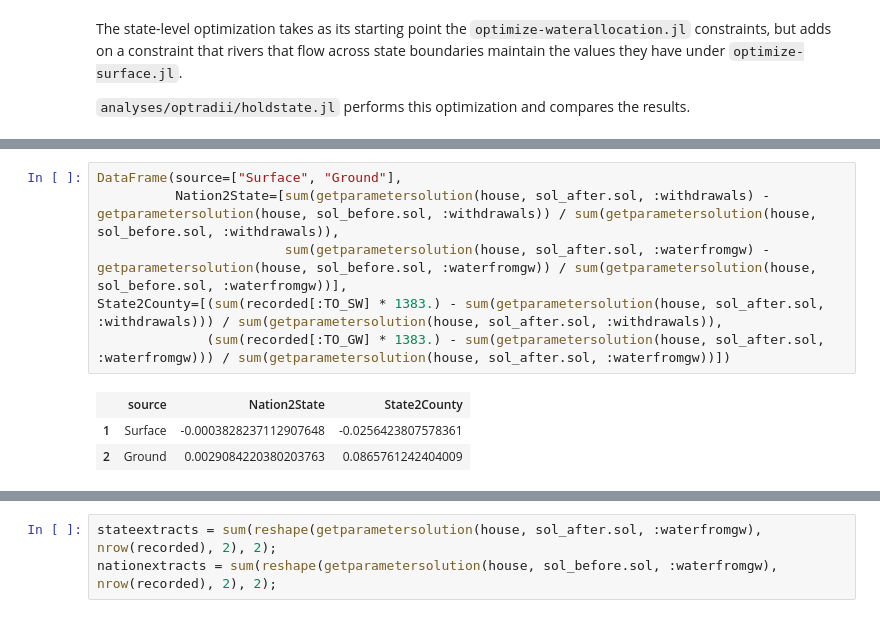
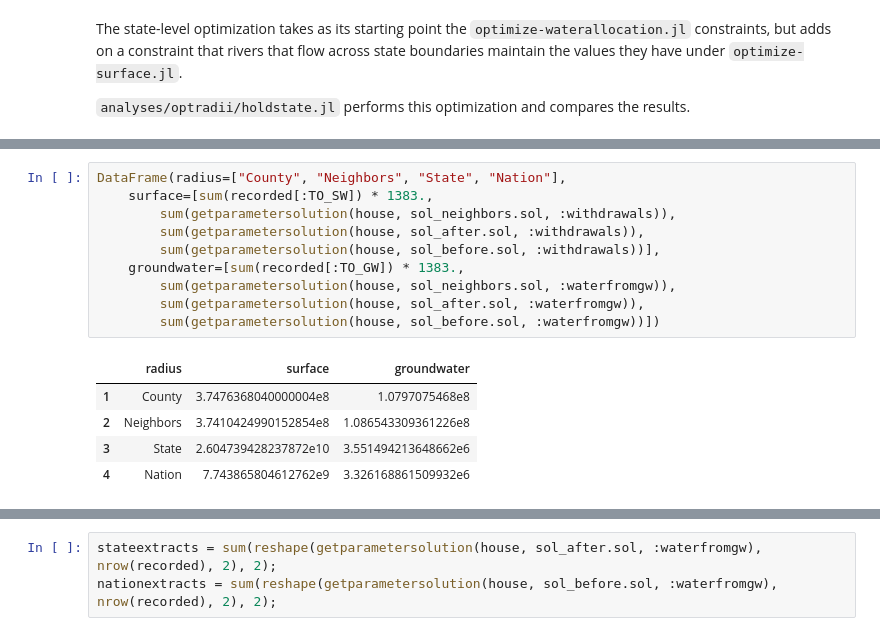
Before and after one commit to AmericasWater/awash, a Jupyter notebook: docs/analyses/Optimization by Radius.ipynb, the cells around one changed output, grey strips where cells are left out. Saved outputs shown, nothing was run; the diff lists cells and outputs as text.

Commit message:
more neighborholding

```diff
--- a/docs/analyses/Optimization by Radius.ipynb
+++ b/docs/analyses/Optimization by Radius.ipynb
@@ -52,10 +112,16 @@ DataFrame(source=["Surface", "Ground"], nation=[sum(getparametersolution(house,
 # %%
-DataFrame(source=["Surface", "Ground"],
-          Nation2State=[sum(getparametersolution(house, sol_after.sol, :withdrawals) - getparametersolution(house, sol_before.sol, :withdrawals)) / sum(getparametersolution(house, sol_before.sol, :withdrawals)),
-                        sum(getparametersolution(house, sol_after.sol, :waterfromgw) - getparametersolution(house, sol_before.sol, :waterfromgw)) / sum(getparametersolution(house, sol_before.sol, :waterfromgw))],
-State2County=[(sum(recorded[:TO_SW] * 1383.) - sum(getparametersolution(house, sol_after.sol, :withdrawals))) / sum(getparametersolution(house, sol_after.sol, :withdrawals)),
-              (sum(recorded[:TO_GW] * 1383.) - sum(getparametersolution(house, sol_after.sol, :waterfromgw))) / sum(getparametersolution(house, sol_after.sol, :waterfromgw))])
+DataFrame(radius=["County", "Neighbors", "State", "Nation"],
+    surface=[sum(recorded[:TO_SW]) * 1383.,
+        sum(getparametersolution(house, sol_neighbors.sol, :withdrawals)),
+        sum(getparametersolution(house, sol_after.sol, :withdrawals)),
+        sum(getparametersolution(house, sol_before.sol, :withdrawals))],
+    groundwater=[sum(recorded[:TO_GW]) * 1383.,
+        sum(getparametersolution(house, sol_neighbors.sol, :waterfromgw)),
+        sum(getparametersolution(house, sol_after.sol, :waterfromgw)),
+        sum(getparametersolution(house, sol_before.sol, :waterfromgw))])
 # %% [output]
-|  | source | Nation2State | State2County |
-| 1 | Surface | -0.0003828237112907648 | -0.0256423807578361 |
-| 2 | Ground | 0.0029084220380203763 | 0.0865761242404009 |
+|  | radius | surface | groundwater |
+| 1 | County | 3.7476368040000004e8 | 1.0797075468e8 |
+| 2 | Neighbors | 3.7410424990152854e8 | 1.086543309361226e8 |
+| 3 | State | 2.604739428237872e10 | 3.551494213648662e6 |
+| 4 | Nation | 7.743865804612762e9 | 3.326168861509932e6 |
```
Also changed, not shown: parts of 4 cells of this notebook, 3 other files.
